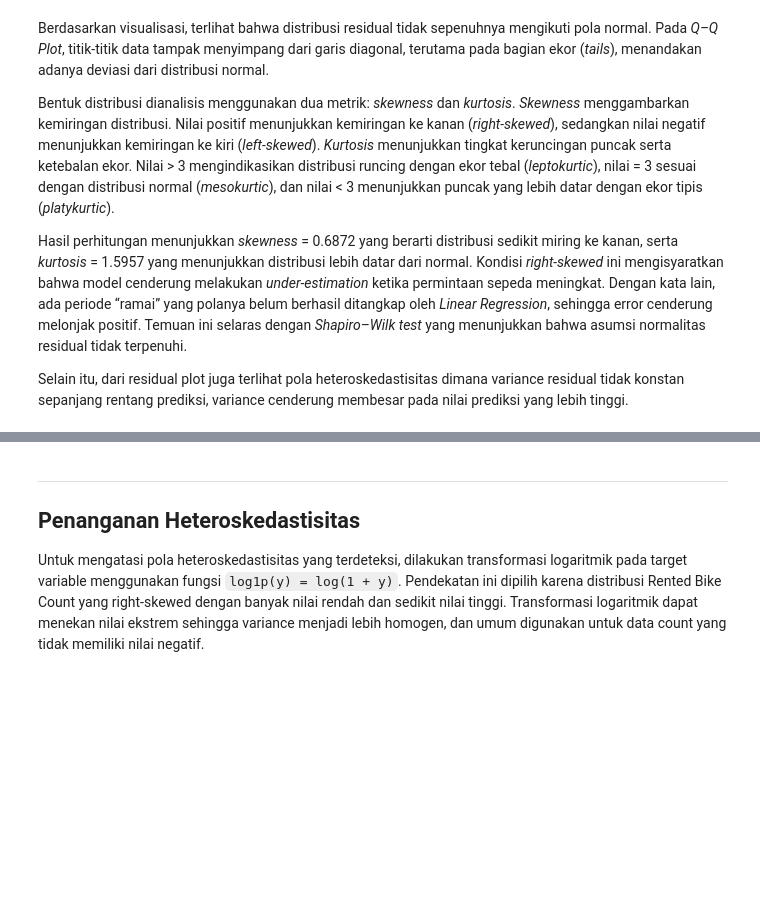
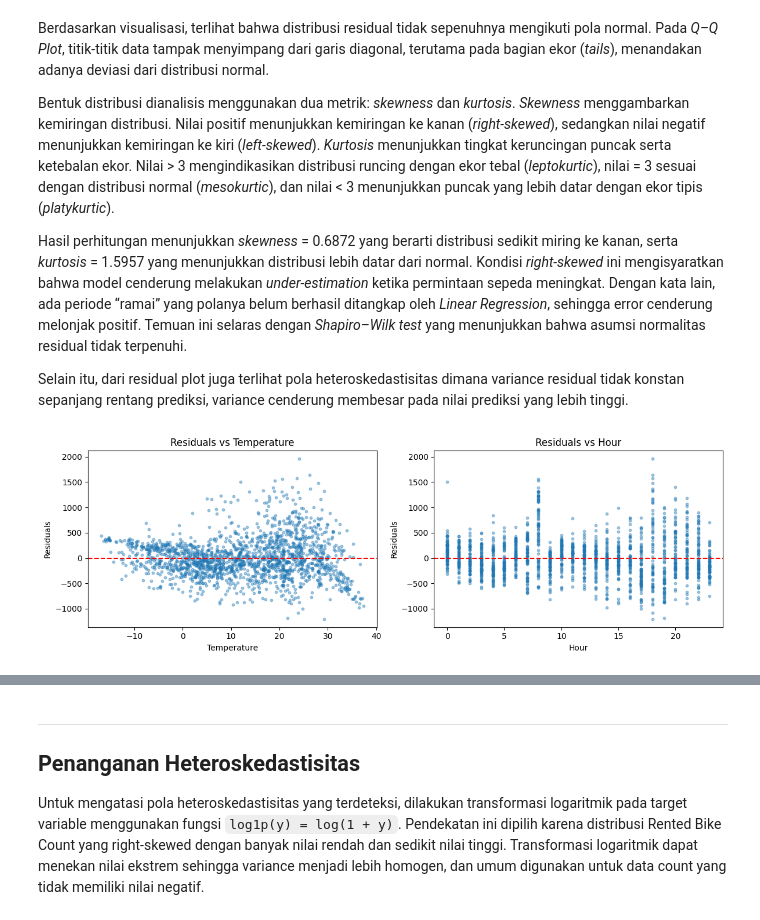
Before and after one commit to fxrdhan/Tubes_AI_Kelompok-1_Bike-Sharing-Demand-Predictor, a Jupyter notebook: Seoul_Bike_Regression.ipynb, the cells around one changed output, grey strips where cells are left out. Saved outputs shown, nothing was run; the diff lists cells and outputs as text; code cells hidden in the pictures; blank space fills up the shorter version.

```diff
--- a/Seoul_Bike_Regression.ipynb
+++ b/Seoul_Bike_Regression.ipynb
@@ -834,3 +834,25 @@ Bentuk distribusi dianalisis menggunakan dua metrik: *skewness* dan *kurtosis*.
 Hasil perhitungan menunjukkan *skewness* = 0.6872 yang berarti distribusi sedikit miring ke kanan, serta *kurtosis* = 1.5957 yang menunjukkan distribusi lebih datar dari normal. Kondisi *right-skewed* ini mengisyaratkan bahwa model cenderung melakukan *under-estimation* ketika permintaan sepeda meningkat. Dengan kata lain, ada periode “ramai” yang polanya belum berhasil ditangkap oleh *Linear Regression*, sehingga error cenderung melonjak positif. Temuan ini selaras dengan *Shapiro–Wilk test* yang menunjukkan bahwa asumsi normalitas residual tidak terpenuhi.
 
 Selain itu, dari residual plot juga terlihat pola heteroskedastisitas dimana variance residual tidak konstan sepanjang rentang prediksi, variance cenderung membesar pada nilai prediksi yang lebih tinggi.
+# %%
+# Linearity Check: Residuals vs Predictor
+fig, axes = plt.subplots(1, 2, figsize=(12, 4))
+
+# Residuals vs Temperature
+axes[0].scatter(X_test_fe['Temperature'], residuals_improved, alpha=0.4, s=10)
+axes[0].axhline(y=0, color='r', linestyle='--')
+axes[0].set_xlabel('Temperature')
+axes[0].set_ylabel('Residuals')
+axes[0].set_title('Residuals vs Temperature')
+
+# Residuals vs Hour
+axes[1].scatter(X_test_fe['Hour'], residuals_improved, alpha=0.4, s=10)
+axes[1].axhline(y=0, color='r', linestyle='--')
+axes[1].set_xlabel('Hour')
+axes[1].set_ylabel('Residuals')
+axes[1].set_title('Residuals vs Hour')
+
+plt.tight_layout()
+plt.show()
+# %% [output]
+[figure, added]
```
Also changed, not shown: parts of 7 cells of this notebook.
